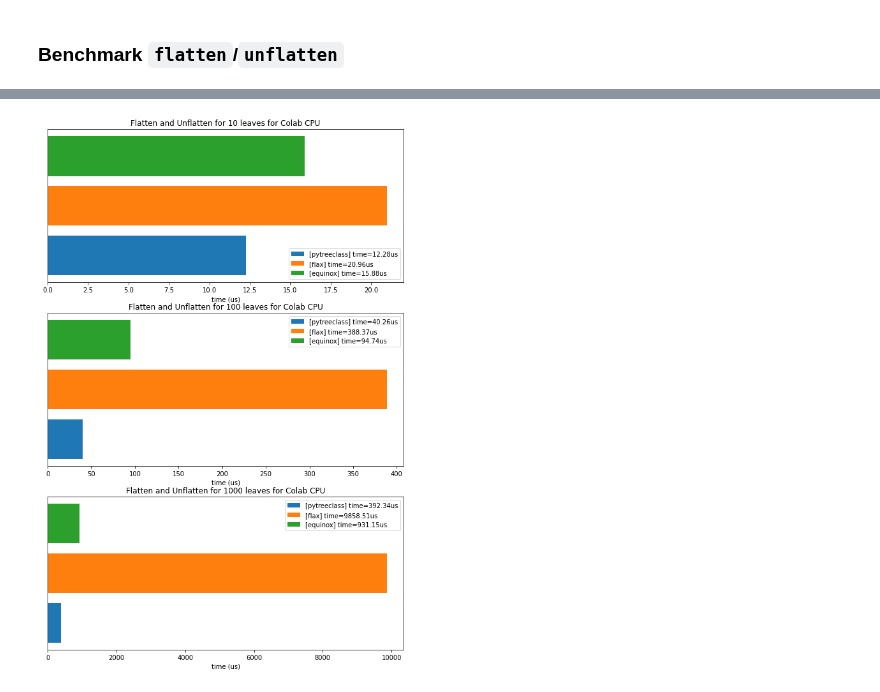
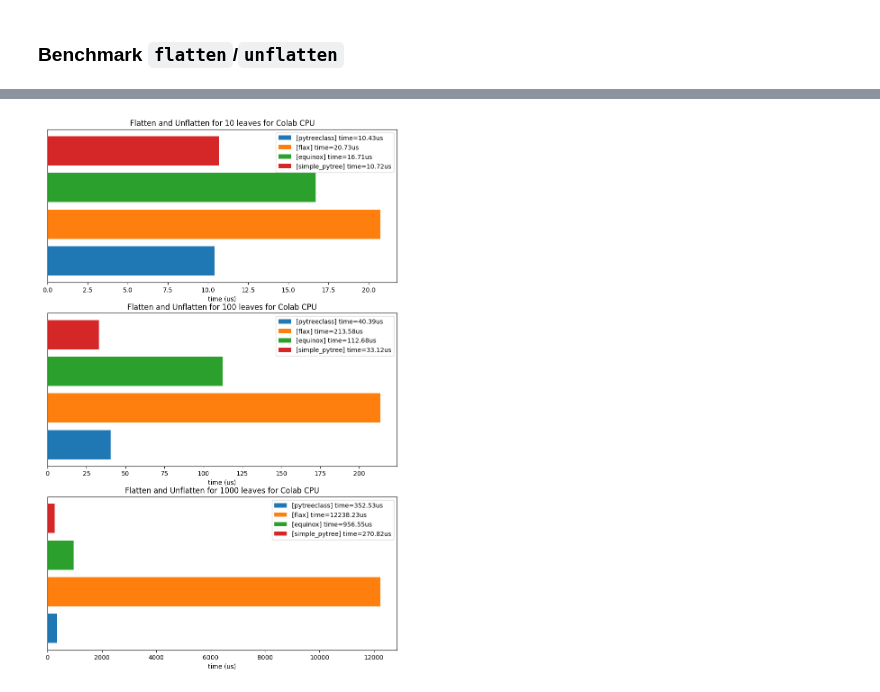
Before and after one commit to ASEM000/pytreeclass, a Jupyter notebook: assets/benchmark_flatten_unflatten.ipynb, the cells around one changed output, grey strips where cells are left out. Saved outputs shown, nothing was run; the diff lists cells and outputs as text; code cells hidden in the pictures.

```diff
--- a/assets/benchmark_flatten_unflatten.ipynb
+++ b/assets/benchmark_flatten_unflatten.ipynb
@@ -17,6 +16,7 @@ import flax
 import pytreeclass as pytc
 import jax.tree_util as jtu
 import matplotlib.pyplot as plt
+import simple_pytree as spt
 
 def tree_copy(tree):
     leaves,treedef = jtu.tree_flatten(tree)
@@ -28,28 +28,41 @@ def random_string(length):
 
 
 def benchmark_flatten_unflatten(count:list[int]):
-    t_pytc, t_flax, t_eqx = {}, {}, {}
+    t_pytc, t_flax, t_eqx, t_spt = {}, {}, {}, {}
 
     for c in count:
-        names = [random_string(10) for _ in range(c)]
-        values = [random.random() for _ in range(c)]
+        print(f"\n### Count: {c}\n")
+        names = [f"leaf_{_}" for _ in range(c)]
+        values = [_ for _ in range(c)]
 
         dcls  = dc.make_dataclass("dcls", list(zip(names, [float]*c)))
-        treeclass_model = pytc.treeclass(dcls)(*values)
+        treeclass_model = type("treeclass", (pytc.TreeClass, dcls), dict(zip(names, values)))(*values)
+        print(f"treeclass")
         t_pytc[c] = %timeit -o tree_copy(treeclass_model)
+        print()
 
-        dcls = dc.make_dataclass("dcls", list(zip(names, [float]*c)), frozen= True)
-        flax_model = type("flax", (flax.struct.PyTreeNode,dcls), dict(zip(names, values)))(*values)
+        dcls = dc.make_dataclass("dcls", list(zip(names, [float]*c)), frozen=True)
+        flax_model = type("flax", (flax.struct.PyTreeNode, dcls), dict(zip(names, values)))(*values)
+        print(f"flax")
         t_flax[c] = %timeit -o tree_copy(flax_model)
+        print()
 
         dcls = dc.make_dataclass("dcls", list(zip(names, [float]*c)))
-        eqx_model = type("eqx", (eqx.Module,dcls), dict(zip(names, values)))(*values)
+        eqx_model = type("eqx", (eqx.Module, dcls), dict(zip(names, values)))(*values)
+        print(f"equinox")
         t_eqx[c] = %timeit -o tree_copy(eqx_model)
+        print()
 
-    return t_pytc, t_flax, t_eqx
+        dcls = dc.make_dataclass("dcls", list(zip(names, [float]*c)))
+        spt_model = type("simple_pytree", (spt.Pytree, dcls), dict(zip(names, values)))(*values)
+        print(f"simple-pytree")
+        t_spt[c] = %timeit -o tree_copy(spt_model)
+        print()
+
+    return t_pytc, t_flax, t_eqx, t_spt
 
 counts = [10,100,1000]
-t_pytc, t_flax, t_eqx = benchmark_flatten_unflatten(counts)
+t_pytc, t_flax, t_eqx, t_spt = benchmark_flatten_unflatten(counts)
 
 plt.figure(figsize=(10,15))
 for i, count in enumerate(counts):
@@ -63,6 +76,11 @@ for i, count in enumerate(counts):
     # plot bar plot for equinox
     t = t_eqx[count].average*1e6
     plt.barh("equinox", t, label=f"[equinox] time={t:.2f}us")
+    # plot bar plot for simple_pytree
+    t = t_spt[count].average*1e6
+    plt.barh("simple-pytree", t, label=f"[simple_pytree] time={t:.2f}us")
+
+
     plt.title(f"Flatten and Unflatten for {count} leaves for Colab CPU")
     plt.xlabel("time (us)")
     plt.yticks([])
@@ -80 +106 @@ for i, count in enumerate(counts):
-[figure, old version]
+[figure, new version]
```
Also changed, not shown: parts of 2 cells of this notebook.
